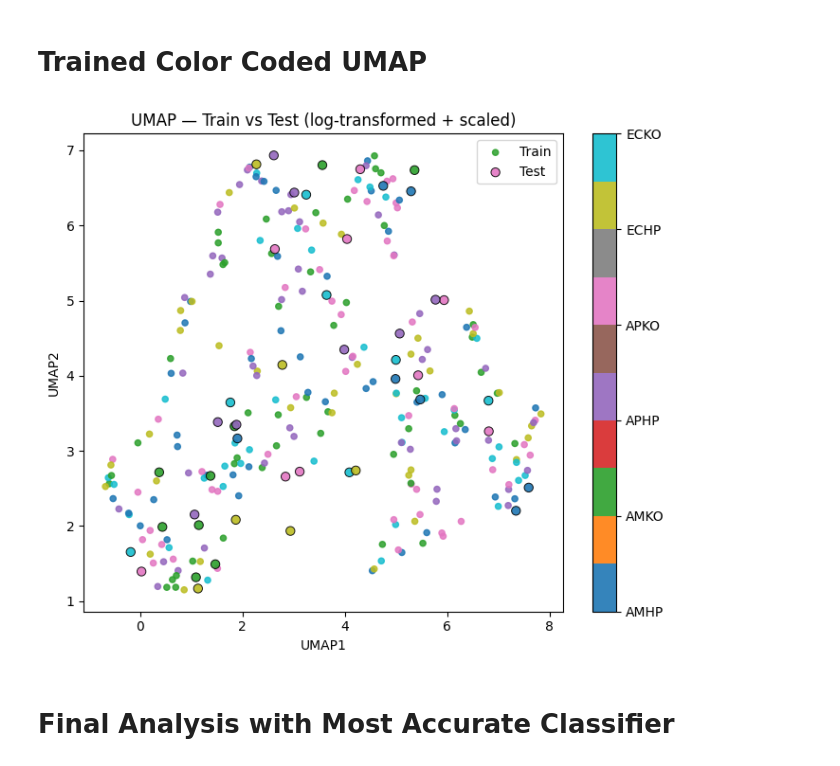
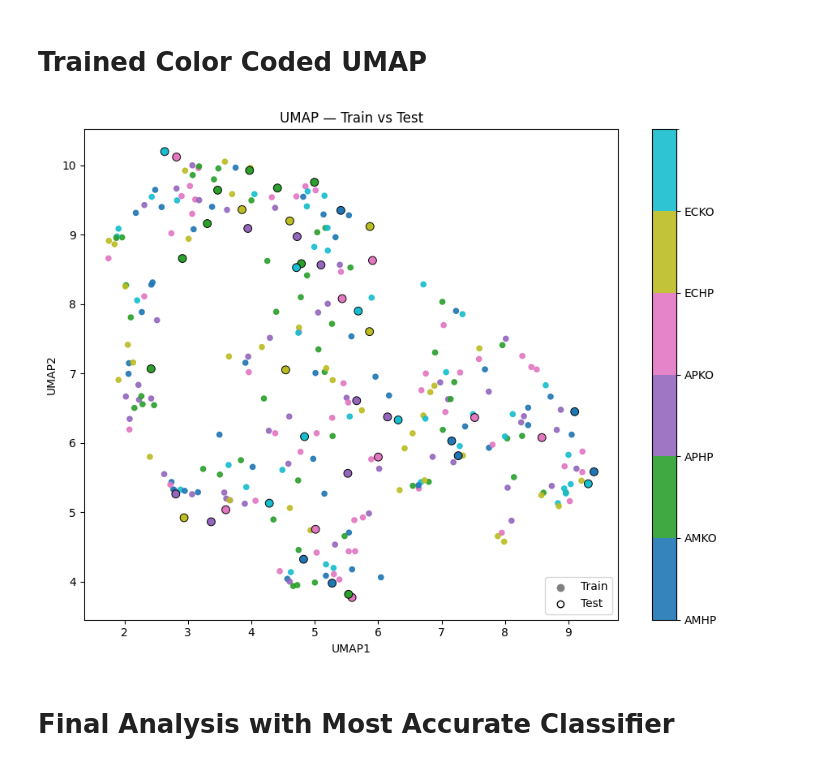
Before and after one commit to amar9929-3/Bioinformatics_Project, a Jupyter notebook: Notebooks/ML_Lee_Finished.ipynb, the cells around one changed output. Saved outputs shown, nothing was run; the diff lists cells and outputs as text; code cells hidden in the pictures.

```diff
--- a/Notebooks/ML_Lee_Finished.ipynb
+++ b/Notebooks/ML_Lee_Finished.ipynb
@@ -57,17 +57,26 @@ X_train, X_test, y_train, y_test = train_test_split(
 # %% [markdown]
 ## Normalizing Data
 # %%
-numeric_cols = X_train.select_dtypes(include=['int64', 'float64']).columns
+col_to_log = ["BMI"]
+numeric_cols = X_train.select_dtypes(include=['int64', 'float64']).columns.drop(col_to_log)
 
 def make_preprocess():
     return ColumnTransformer(
         transformers=[
+            # Log + scale only this column
             (
-                'num',
+                'log_scaled',
                 Pipeline([
                     ('log', FunctionTransformer(np.log1p, validate=False)),
                     ('scale', StandardScaler())
                 ]),
+                col_to_log
+            ),
+
+            # Scale the remaining numeric columns normally
+            (
+                'scaled_numeric',
+                StandardScaler(),
                 numeric_cols
             )
         ],
@@ -275,53 +294,67 @@ plt.show()
 # %% [markdown]
 # Trained Color Coded UMAP
 # %%
-# Encode labels for coloring
+# Encode labels
 le = LabelEncoder()
 ytr_enc = le.fit_transform(y_train)
 yte_enc = le.transform(y_test)
+n_classes = len(le.classes_)
 
-# Fit UMAP on TRAIN (using preprocessed data)
-um_vis = umap.UMAP(
-    n_components=2,
-    random_state=42,
-    n_neighbors=15,
-    min_dist=0.1
+# Discrete colormap
+cmap = plt.cm.get_cmap('tab10', n_classes)
+norm = mcolors.BoundaryNorm(range(n_classes+1), cmap.N)
+
+# Fit UMAP
+um_vis = umap.UMAP(n_components=2, random_state=42, n_neighbors=15, min_dist=0.1)
+UM_tr = um_vis.fit_transform(Xtr_proc)
+UM_te = um_vis.transform(Xte_proc)
+
+plt.figure(figsize=(9,7))
+
+# TRAIN (solid markers)
+scatter_tr = plt.scatter(UM_tr[:,0], UM_tr[:,1], c=ytr_enc, cmap=cmap, norm=norm, s=20, alpha=0.9)
+
+# TEST (hollow markers)
+scatter_te = plt.scatter(UM_te[:,0], UM_te[:,1], c=yte_enc, cmap=cmap, norm=norm, s=50, alpha=1.0, facecolors='none', edgecolors='k', linewidths=0.7)
+
+# CLASS LEGEND (population names)
+handles = []
+for i, cls in enumerate(le.classes_):
+    handles.append(
+        plt.Line2D(
+            [], [],
+            marker='o', linestyle='',
+            markersize=8,
+            markerfacecolor=cmap(i),
+            markeredgecolor='k',
+            label=cls
+        )
+    )
+
+plt.legend(
+    handles=handles,
+    title="Population",
+    bbox_to_anchor=(1.05, 1),
+    loc='upper left'
 )
 
-UM_tr = um_vis.fit_transform(Xtr_proc)   # preprocessed TRAIN
-UM_te = um_vis.transform(Xte_proc)       # preprocessed TEST
+# Train/Test legend
+plt.scatter([], [], marker='o', color='gray', label='Train')
+plt.scatter([], [], marker='o', facecolors='none', edgecolors='k', label='Test')
+plt.legend(loc='lower right')
 
-# Plot
-plt.figure(figsize=(7,6))
+# Colorbar
+cbar = plt.colorbar(scatter_tr, ticks=range(n_classes))
+cbar.ax.set_yticklabels(le.classes_)
 
-# TRAIN (solid)
-plt.scatter(
-    UM_tr[:,0], UM_tr[:,1],
-    c=ytr_enc, cmap='tab10', s=20, alpha=0.85,
-    label="Train"
-)
-
-# TEST (hollow)
-plt.scatter(
-    UM_te[:,0], UM_te[:,1],
-    c=yte_enc, cmap='tab10', s=45, alpha=0.9,
-    facecolors='none', edgecolors='k', linewidths=0.7,
-    label="Test"
-)
-
-# Colorbar with labels
-cbar = plt.colorbar()
-cbar.set_ticks(range(len(le.classes_)))
-cbar.set_ticklabels(le.classes_)
-
-plt.title("UMAP — Train vs Test (log-transformed + scaled)")
+plt.title("UMAP — Train vs Test")
 plt.xlabel("UMAP1")
 plt.ylabel("UMAP2")
-plt.legend()
+
 plt.tight_layout()
 plt.show()
 # %% [output]
-[figure, old version]
+[figure, new version]
 # %% [markdown]
 # Final Analysis with Most Accurate Classifier
 # %% [markdown]
```
Also changed, not shown: parts of 8 cells of this notebook.
